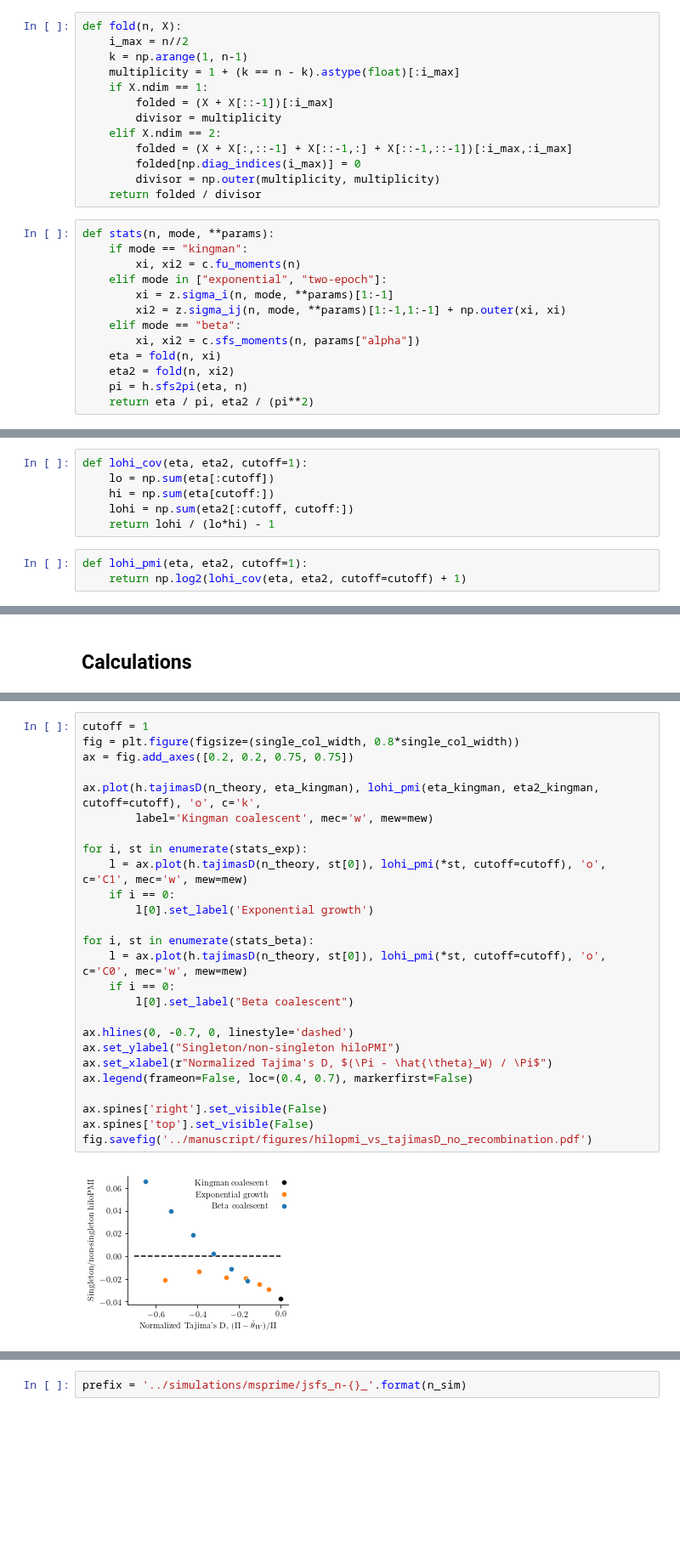
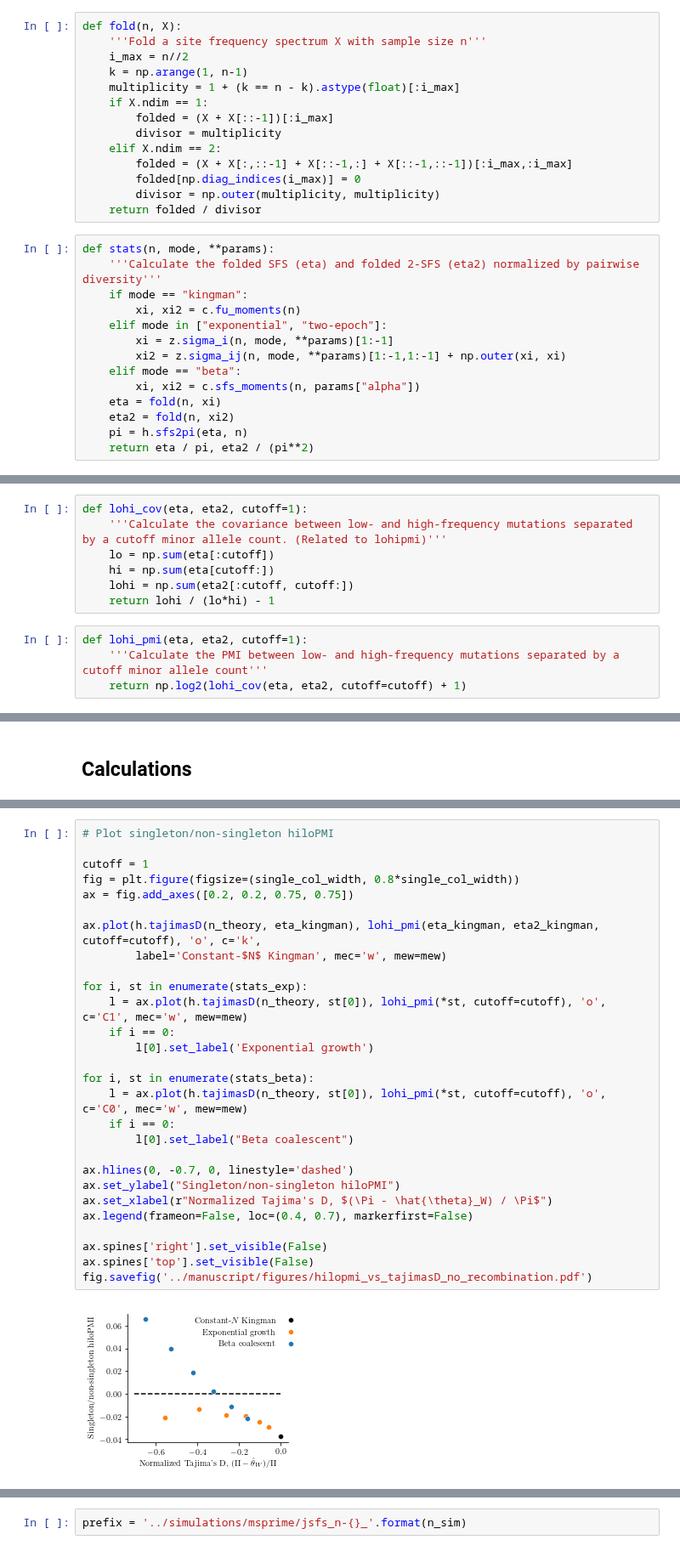
Before and after one commit to dp-rice/multiplemergers, a Jupyter notebook: notebooks/plot_figures.ipynb, the cells around one changed output, grey strips where cells are left out. Shown at 85% size. Drawn from its saved outputs; the diff is of its cells as text; blank space fills up the shorter version.

Commit message:
Clean up figure notebook

```diff
--- a/notebooks/plot_figures.ipynb
+++ b/notebooks/plot_figures.ipynb
@@ -11,6 +11,7 @@ import coalescentmoments as c
 import helpers as h
 # %%
 def fold(n, X):
+    '''Fold a site frequency spectrum X with sample size n'''
     i_max = n//2
     k = np.arange(1, n-1)
     multiplicity = 1 + (k == n - k).astype(float)[:i_max]
@@ -24,6 +25,7 @@ def fold(n, X):
     return folded / divisor
 # %%
 def stats(n, mode, **params):
+    '''Calculate the folded SFS (eta) and folded 2-SFS (eta2) normalized by pairwise diversity'''
     if mode == "kingman":
         xi, xi2 = c.fu_moments(n)
     elif mode in ["exponential", "two-epoch"]:
@@ -43,12 +46,14 @@ def wpmi(eta, eta2, n):
     return ret
 # %%
 def lohi_cov(eta, eta2, cutoff=1):
+    '''Calculate the covariance between low- and high-frequency mutations separated by a cutoff minor allele count. (Related to lohipmi)'''
     lo = np.sum(eta[:cutoff])
     hi = np.sum(eta[cutoff:])
     lohi = np.sum(eta2[:cutoff, cutoff:])
     return lohi / (lo*hi) - 1
 # %%
 def lohi_pmi(eta, eta2, cutoff=1):
+    '''Calculate the PMI between low- and high-frequency mutations separated by a cutoff minor allele count'''
     return np.log2(lohi_cov(eta, eta2, cutoff=cutoff) + 1)
 # %%
 def wpmi_pcolor(ax, mac, wpmi, scale, vm, **kwargs):
@@ -267,29 +276,31 @@ print(alphas[2])
 # %%
+# Plot singleton/non-singleton hiloPMI
+
 cutoff = 1
 fig = plt.figure(figsize=(single_col_width, 0.8*single_col_width))
 ax = fig.add_axes([0.2, 0.2, 0.75, 0.75])
 
 ax.plot(h.tajimasD(n_theory, eta_kingman), lohi_pmi(eta_kingman, eta2_kingman, cutoff=cutoff), 'o', c='k',
-        label='Kingman coalescent', mec='w', mew=mew)
+        label='Constant-$N$ Kingman', mec='w', mew=mew)
 
 for i, st in enumerate(stats_exp):
     l = ax.plot(h.tajimasD(n_theory, st[0]), lohi_pmi(*st, cutoff=cutoff), 'o', c='C1', mec='w', mew=mew)
     if i == 0:
         l[0].set_label('Exponential growth')
 
 for i, st in enumerate(stats_beta):
     l = ax.plot(h.tajimasD(n_theory, st[0]), lohi_pmi(*st, cutoff=cutoff), 'o', c='C0', mec='w', mew=mew)
     if i == 0:
         l[0].set_label("Beta coalescent")
 
 ax.hlines(0, -0.7, 0, linestyle='dashed')
 ax.set_ylabel("Singleton/non-singleton hiloPMI")
 ax.set_xlabel(r"Normalized Tajima's D, $(\Pi - \hat{\theta}_W) / \Pi$")
 ax.legend(frameon=False, loc=(0.4, 0.7), markerfirst=False)
 
 ax.spines['right'].set_visible(False)
 ax.spines['top'].set_visible(False)
 fig.savefig('../manuscript/figures/hilopmi_vs_tajimasD_no_recombination.pdf')
 # %% [output]
-[figure, old version]
+[figure, new version]
 # %%
```
Also changed, not shown: parts of 25 cells of this notebook, 6 other files.
